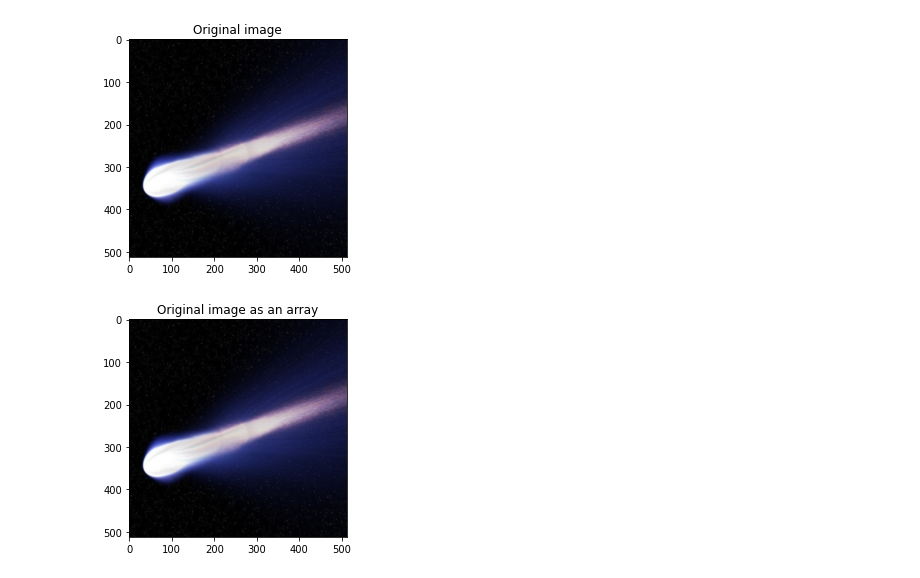
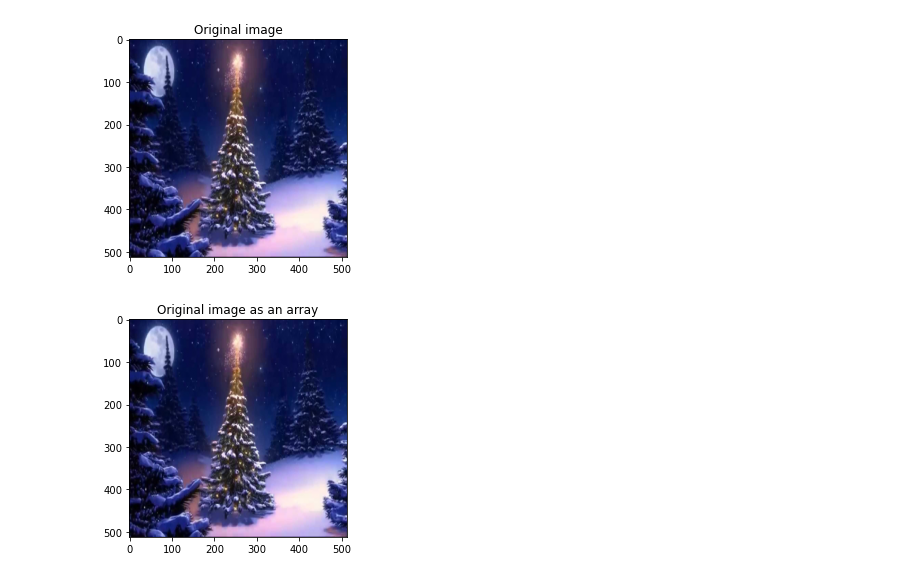
Before and after one commit to delta-t/BokehFilter, a Jupyter notebook: main.ipynb, the cells around one changed output. Drawn from its saved outputs; the diff is of its cells as text; code cells hidden in the pictures.

```diff
--- a/main.ipynb
+++ b/main.ipynb
@@ -119,13 +120,13 @@ files
 # %%
-img = cv2.imread(files[0])
+img = cv2.imread(files[-1])
 img = cv2.resize(img, (512, 512))
 img = cv2.cvtColor(img, cv2.COLOR_BGR2RGB)
 
 plt.imshow(img)
 plt.title('Original image')
 plt.show()
 # %% [output]
-[figure, old version]
+[figure, new version]
 # %%
 np_img = np.array(img, dtype='uint8')
 np_img = np_img / 255
@@ -133,4 +134,4 @@ plt.imshow(np_img)
 plt.title('Original image as an array')
 plt.show()
 # %% [output]
-[figure, old version]
+[figure, new version]
```
Also changed, not shown: parts of 7 cells of this notebook, 1 other file.
